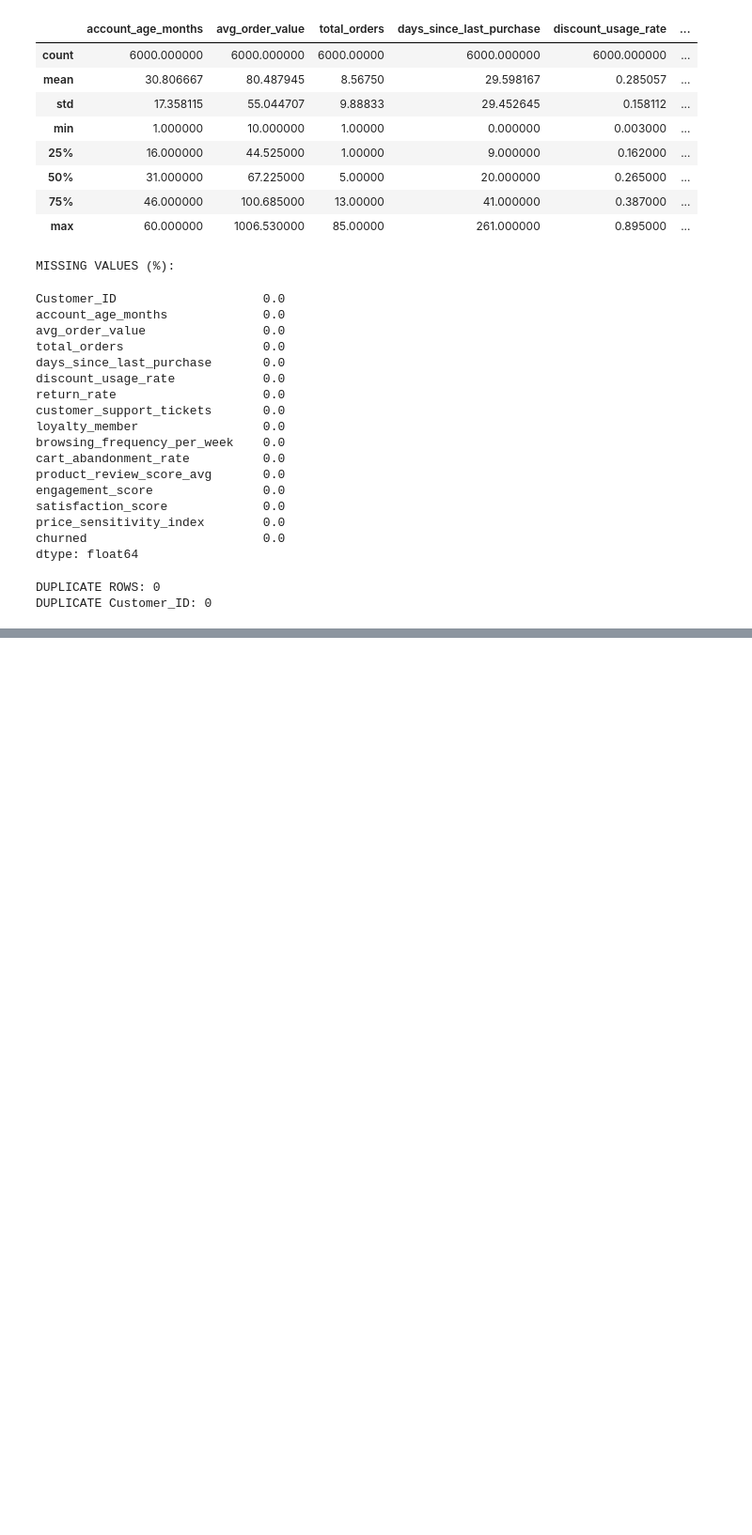
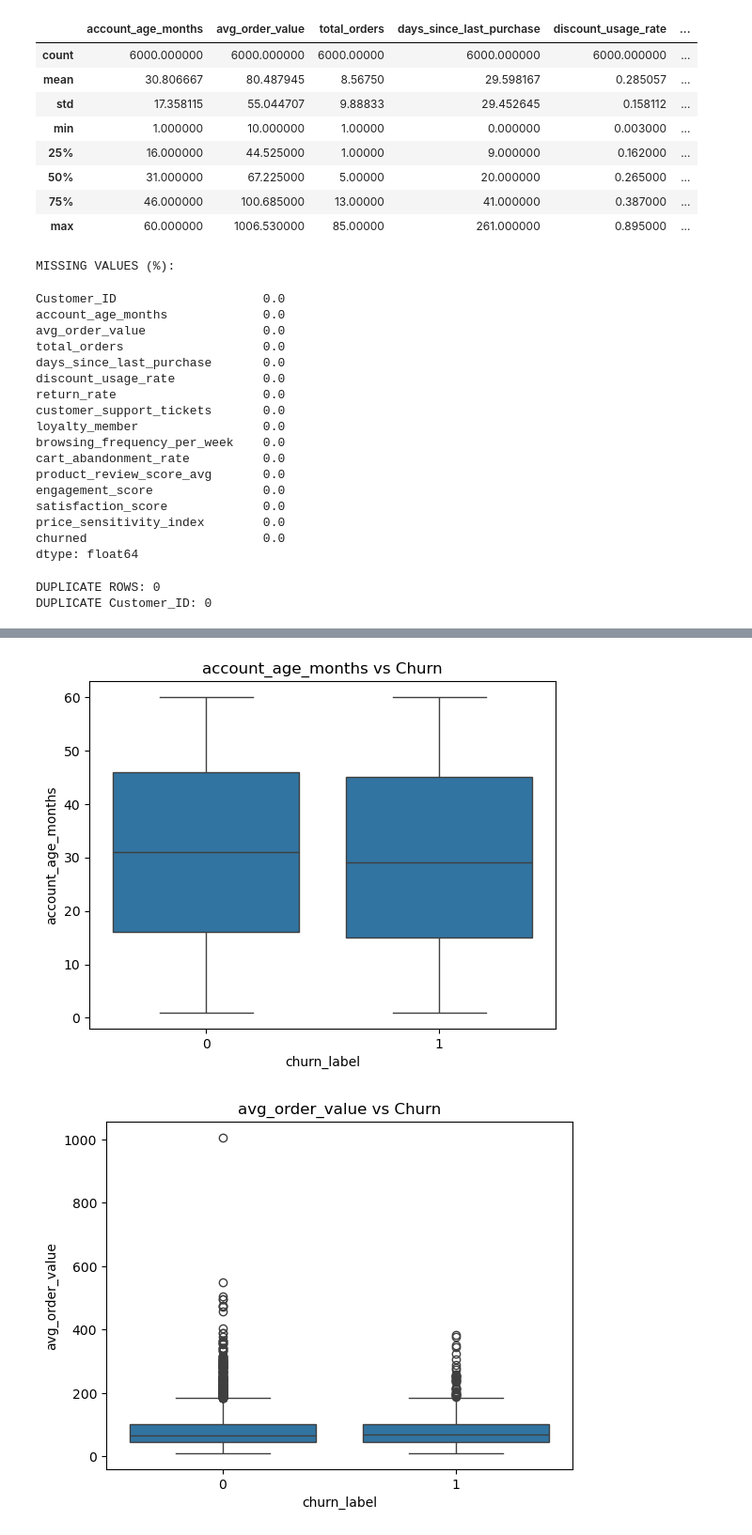
Before and after one commit to savannahw1111/End-to-End-Pipeline-for-Customer-Churn-Prediction, a Jupyter notebook: notebooks/01_eda.ipynb, the cells around one changed output, grey strips where cells are left out. Shown at 94% size. Drawn from its saved outputs; the diff is of its cells as text; code cells hidden in the pictures; blank space fills up the shorter version.

```diff
--- a/notebooks/01_eda.ipynb
+++ b/notebooks/01_eda.ipynb
@@ -177,0 +248,19 @@ Requirement already satisfied: duckdb in c:\users\savan\anaconda3\lib\site-packa
+# %%
+import seaborn as sns
+
+important_num = [
+    "account_age_months",
+    "avg_order_value",
+    "days_since_last_purchase",
+    "satisfaction_score",
+    "price_sensitivity_index"
+]
+
+for col in important_num:
+    plt.figure()
+    sns.boxplot(x="churn_label", y=col, data=final_df)
+    plt.title(f"{col} vs Churn")
+    plt.show()
+# %% [output]
+[figure, added]
+[figure, added]
```
Also changed, not shown: parts of 16 cells of this notebook.
